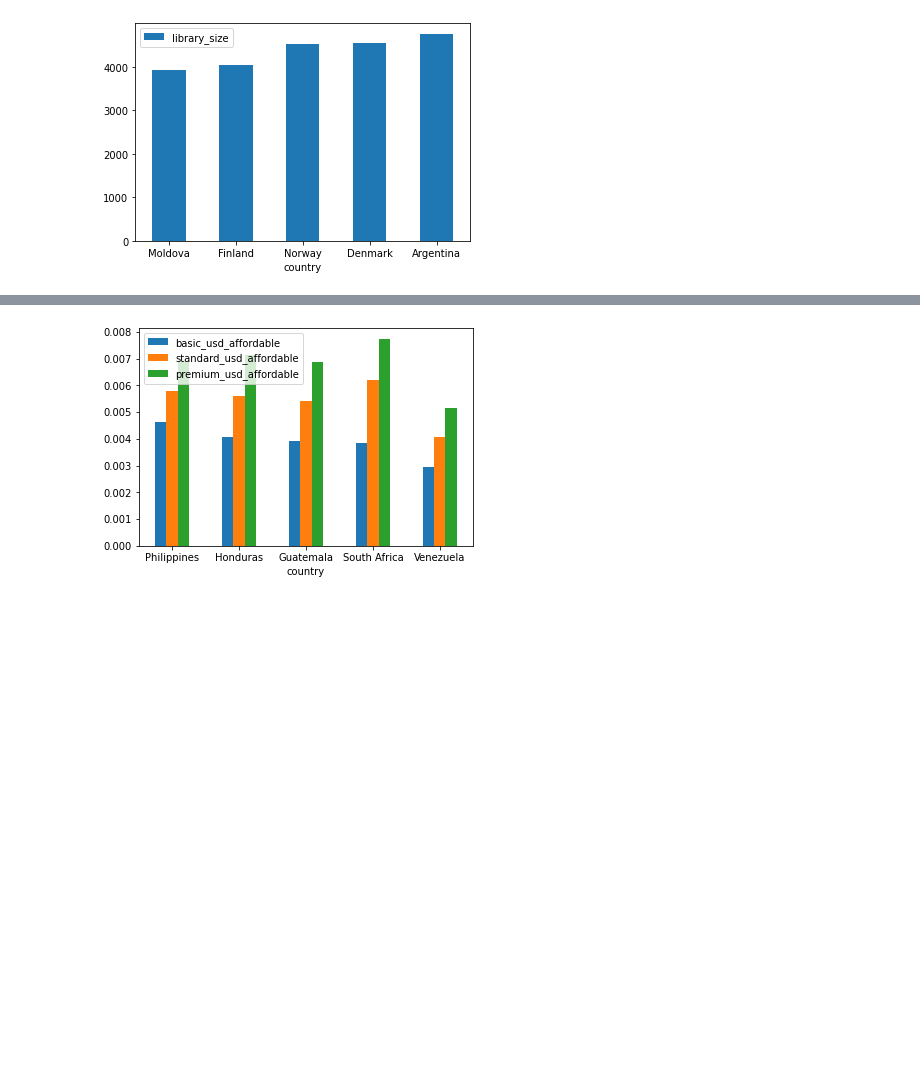
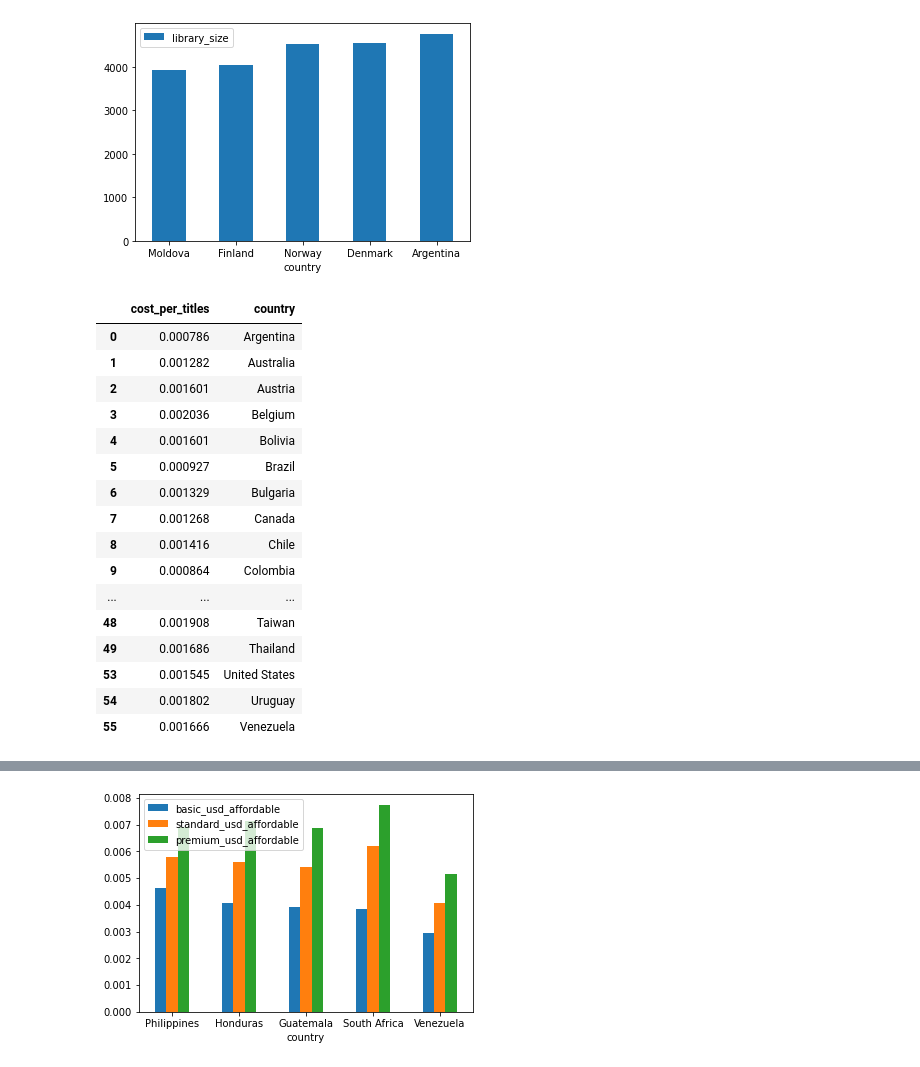
Before and after one commit to khralovich/netflix_fee_analysis, a Jupyter notebook: netflix.ipynb, the cells around one changed output, grey strips where cells are left out. Cells and saved outputs as stored; diff of their text form; code cells hidden in the pictures; blank space fills up the shorter version.

```diff
--- a/netflix.ipynb
+++ b/netflix.ipynb
@@ -167,0 +181,20 @@ bottom_libs.plot.bar(x='country', y='library_size', rot=0);
+# %%
+cost_per_title_top
+# %% [output]
+|  | cost_per_titles | country |
+| 0 | 0.000786 | Argentina |
+| 1 | 0.001282 | Australia |
+| 2 | 0.001601 | Austria |
+| 3 | 0.002036 | Belgium |
+| 4 | 0.001601 | Bolivia |
+| 5 | 0.000927 | Brazil |
+| 6 | 0.001329 | Bulgaria |
+| 7 | 0.001268 | Canada |
+| 8 | 0.001416 | Chile |
+| 9 | 0.000864 | Colombia |
+| ... | ... | ... |
+| 48 | 0.001908 | Taiwan |
+| 49 | 0.001686 | Thailand |
+| 53 | 0.001545 | United States |
+| 54 | 0.001802 | Uruguay |
+| 55 | 0.001666 | Venezuela |
```
Also changed, not shown: parts of 17 cells of this notebook.
